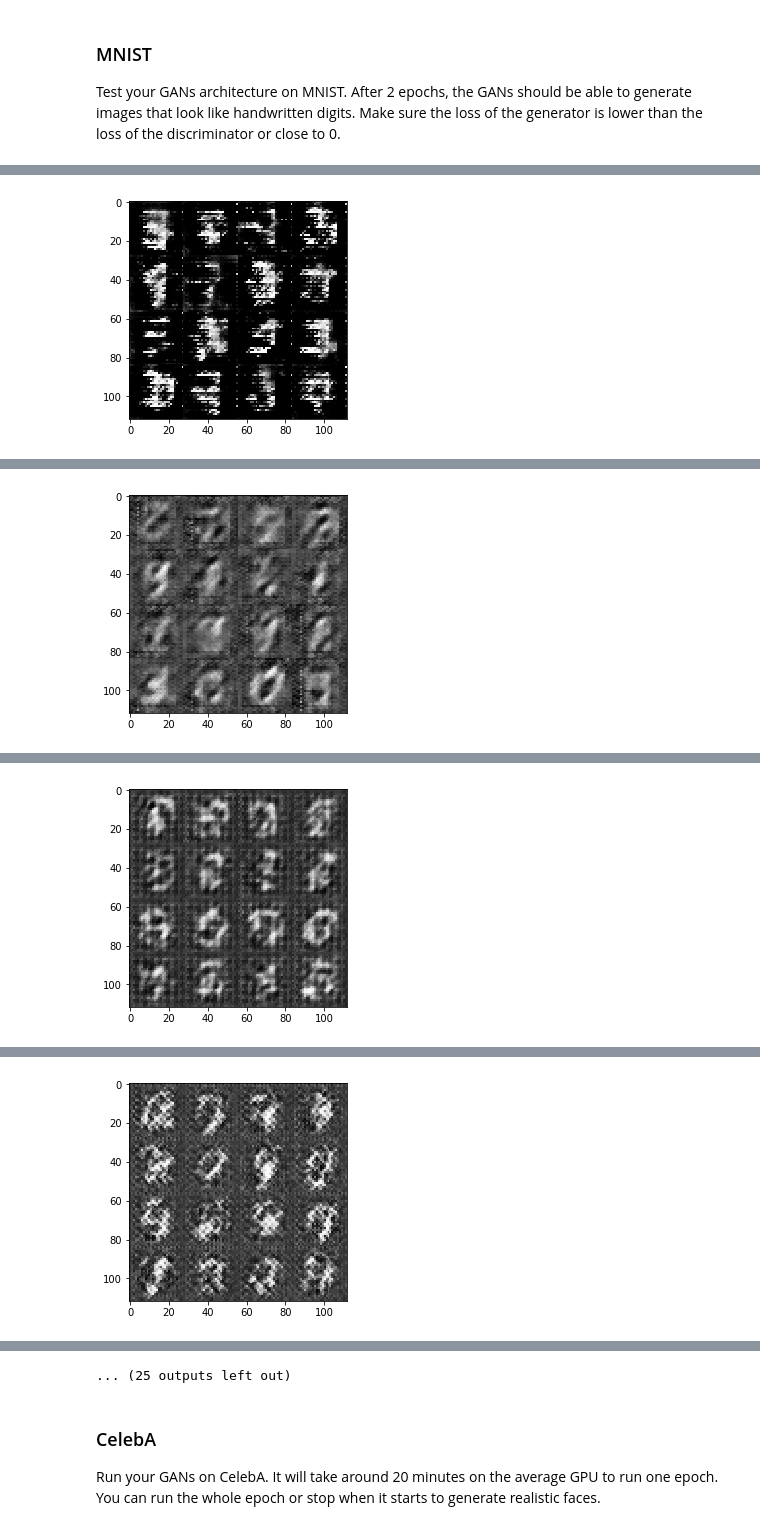
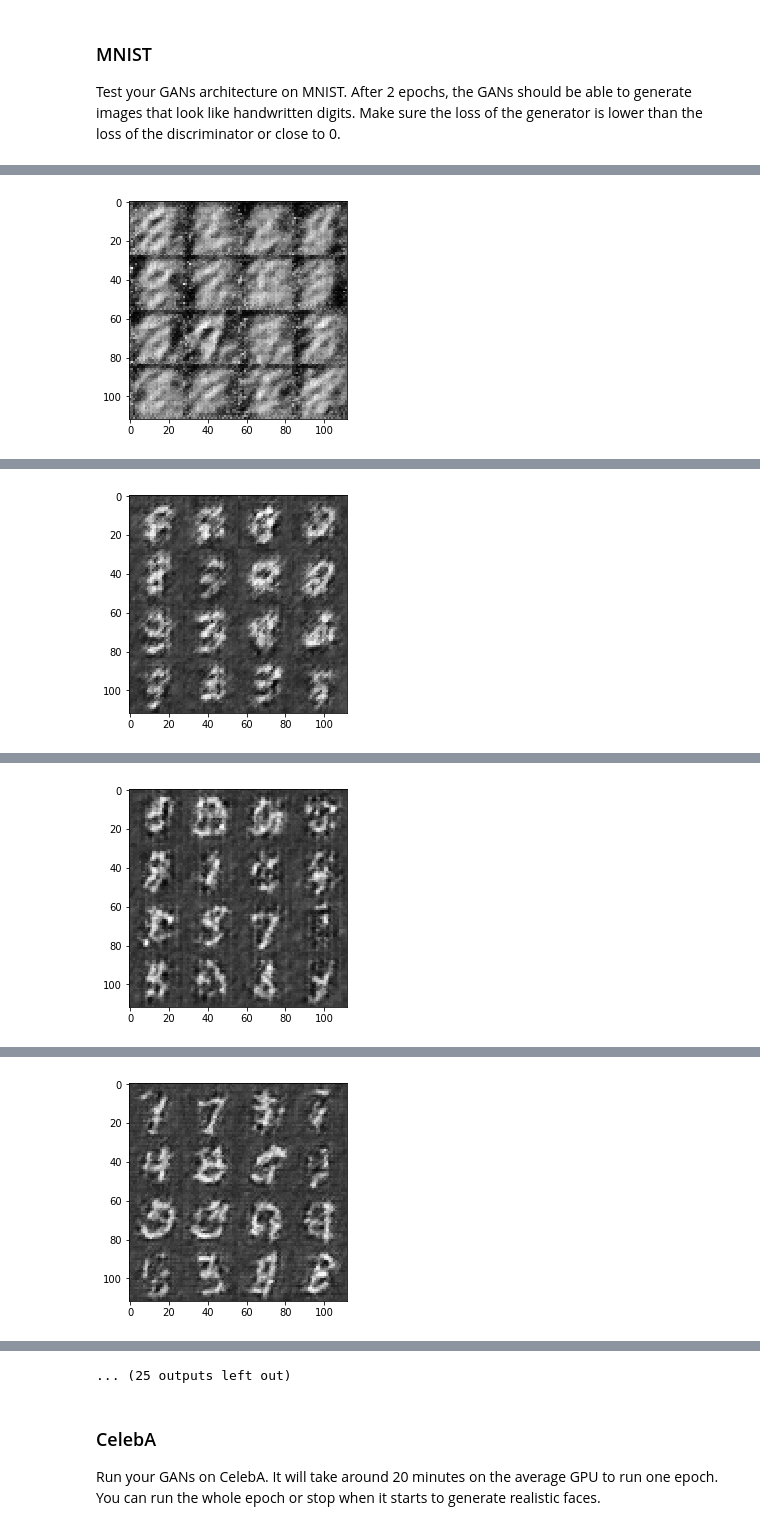
Before and after one commit to godfreyduke/deep-learning, a Jupyter notebook: face_generation/dlnd_face_generation.ipynb, the cells around one changed output, grey strips where cells are left out. Saved outputs shown, nothing was run; the diff lists cells and outputs as text; code cells hidden in the pictures.

Commit message:
Update generator and discriminator logic to include dropout. Eliminate 8x8 -> 7x7 resize during generation. Adjust learning rate.

```diff
--- a/face_generation/dlnd_face_generation.ipynb
+++ b/face_generation/dlnd_face_generation.ipynb
@@ -182,43 +185,38 @@ def generator(z, out_channel_dim, is_train=True):
     :param is_train: Boolean if generator is being used for training
     :return: The tensor output of the generator
     """
-    alpha = 0.2
+    alpha = 0.1
     with tf.variable_scope('generator', reuse= not is_train):
         # First fully connected layer
-        x2 = tf.layers.dense(z, 7*7*256)
+        x1 = tf.layers.dense(z, 7*7*256)
         # Reshape it to start the convolutional stack
-        x2 = tf.reshape(x2, (-1, 7, 7, 256))
-        # Removing batch normalization from the fully connected layer
-        # x1 = tf.layers.batch_normalization(x1, training=is_train)
-        x2 = tf.maximum(alpha * x2, x2)
+        x1 = tf.reshape(x1, (-1, 7, 7, 256))
+        x1 = tf.maximum(alpha * x1, x1)
+        x1 = tf.nn.dropout(x1, 0.5)
+        # print('x1: ', x1.get_shape())
         # 7x7x256 now
-        '''
-        # First fully connected layer
-        x1 = tf.layers.dense(z, 2*2*512)
-        # Reshape it to start the convolutional stack
-        x1 = tf.reshape(x1, (-1, 2, 2, 512))
-        # Removing batch normalization from the fully connected layer
-        # x1 = tf.layers.batch_normalization(x1, training=is_train)
-        x1 = tf.maximum(alpha * x1, x1)
-        # 2x2x512 now
 
-        x2 = tf.layers.conv2d_transpose(x1, 256, 5, strides=2, padding='same')
+        x2 = tf.layers.conv2d_transpose(x1, 128, 5, strides=2, padding='same')
         x2 = tf.layers.batch_normalization(x2, training=is_train)
         x2 = tf.maximum(alpha * x2, x2)
-        # 8x8x256
-        x2 = tf.image.resize_images(x2, [7, 7])
-        # 7x7x256 now
-        '''
-        x3 = tf.layers.conv2d_transpose(x2, 128, 5, strides=2, padding='same')
+        x2 = tf.nn.dropout(x2, 0.5)
+        # print('x2: ', x2.get_shape())
+        # 14x14x128 now
+
+        x3 = tf.layers.conv2d_transpose(x2, 64, 5, strides=2, padding='same')
         x3 = tf.layers.batch_normalization(x3, training=is_train)
         x3 = tf.maximum(alpha * x3, x3)
-        # 14x14x128 now
+        x3 = tf.nn.dropout(x3, 0.5)
+        # print('x3: ', x3.get_shape())
+        # 28x28x64 now
 
         # Output layer
-        logits = tf.layers.conv2d_transpose(x3, out_channel_dim, 5, strides=2, padding='same')
-        # 28x28x3 now
+        logits = tf.layers.conv2d_transpose(x3, out_channel_dim, 5, strides=1, padding='same')
+        # print('logits: ', logits.get_shape())
+        # 28x28x? now
 
         out = tf.tanh(logits)
+        # print('out: ', out.get_shape())
 
         return out
 
@@ -393,7 +391,7 @@ Test your GANs architecture on MNIST.  After 2 epochs, the GANs should be able t
 # %%
 batch_size = 64
 z_dim = 100
-learning_rate = 0.005 #0.0002
+learning_rate = 0.001 #0.0002
 beta1 = 0.5
 tf.reset_default_graph()
 
@@ -422 +420 @@ Step 100... Discriminator Loss: 9.6008... Generator Loss: 12.7687
-[figure, old version]
+[figure, new version]
@@ -433 +431 @@ Step 200... Discriminator Loss: 1.7715... Generator Loss: 0.6900
-[figure, old version]
+[figure, new version]
@@ -444 +442 @@ Step 300... Discriminator Loss: 1.5473... Generator Loss: 0.5288
-[figure, old version]
+[figure, new version]
@@ -455 +453 @@ Step 400... Discriminator Loss: 0.0345... Generator Loss: 5.7089
-[figure, old version]
+[figure, new version]
```
Also changed, not shown: parts of 3 cells of this notebook, 1 other file.
